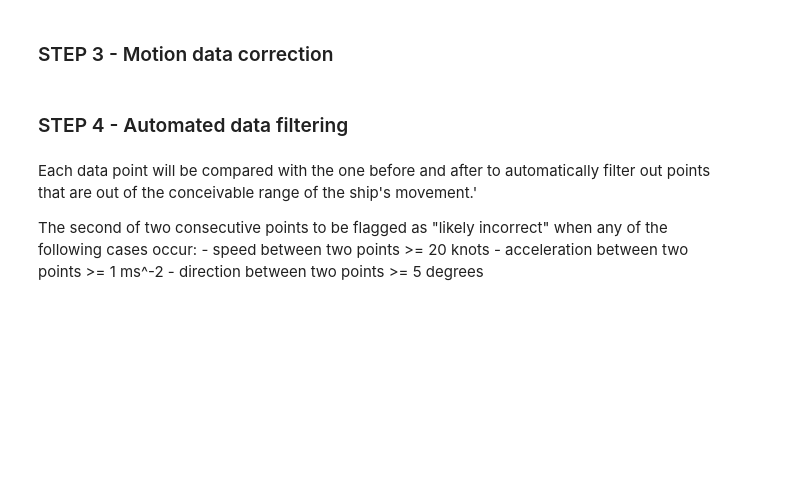
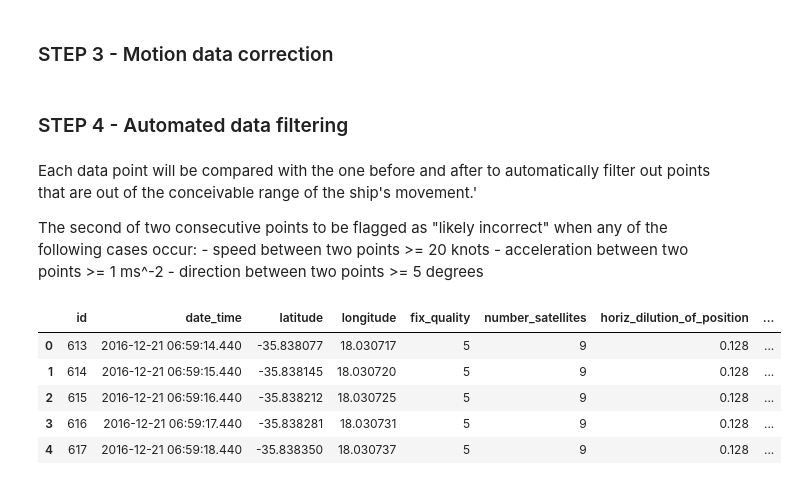
Before and after one commit to Swiss-Polar-Institute/science-data-utils, a Jupyter notebook: ace_cruise_track_data_processing.ipynb, the cells around one changed output. Cells and saved outputs as stored; diff of their text form; code cells hidden in the pictures; blank space fills up the shorter version.

```diff
--- a/ace_cruise_track_data_processing.ipynb
+++ b/ace_cruise_track_data_processing.ipynb
@@ -26,5 +26,5 @@ def get_data_from_database(query, db_connection):
 # %% [markdown]
 **GPS data**
 # %%
-query_trimble = 'select * from ship_data_gpggagpsfix where device_id=63;'
+query_trimble = 'select * from ship_data_gpggagpsfix where device_id=63 order by date_time;'
 password = input()
@@ -169,4 +205,11 @@ The second of two consecutive points to be flagged as "likely incorrect" when an
 # %%
 # Test
 df_test = gpsdb_df.head(10000)
-df_test.sample(5)
+df_test.head(5)
+# %% [output]
+|  | id | date_time | latitude | longitude | fix_quality | number_satellites | horiz_dilution_of_position | ... |
+| 0 | 613 | 2016-12-21 06:59:14.440 | -35.838077 | 18.030717 | 5 | 9 | 0.128 | ... |
+| 1 | 614 | 2016-12-21 06:59:15.440 | -35.838145 | 18.030720 | 5 | 9 | 0.128 | ... |
+| 2 | 615 | 2016-12-21 06:59:16.440 | -35.838212 | 18.030725 | 5 | 9 | 0.128 | ... |
+| 3 | 616 | 2016-12-21 06:59:17.440 | -35.838281 | 18.030731 | 5 | 9 | 0.128 | ... |
+| 4 | 617 | 2016-12-21 06:59:18.440 | -35.838350 | 18.030737 | 5 | 9 | 0.128 | ... |
```
Also changed, not shown: parts of 24 cells of this notebook, 1 other file.
